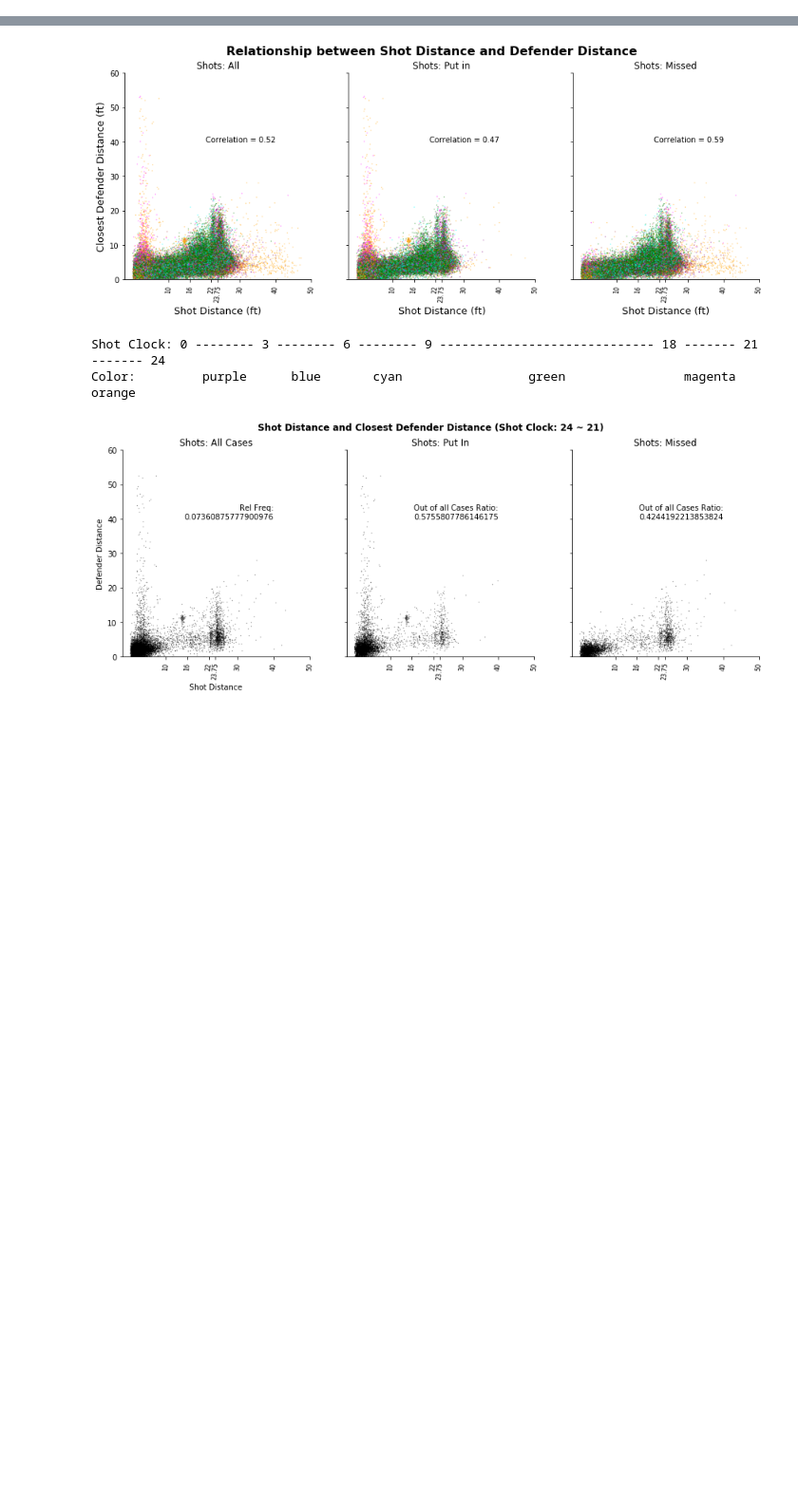
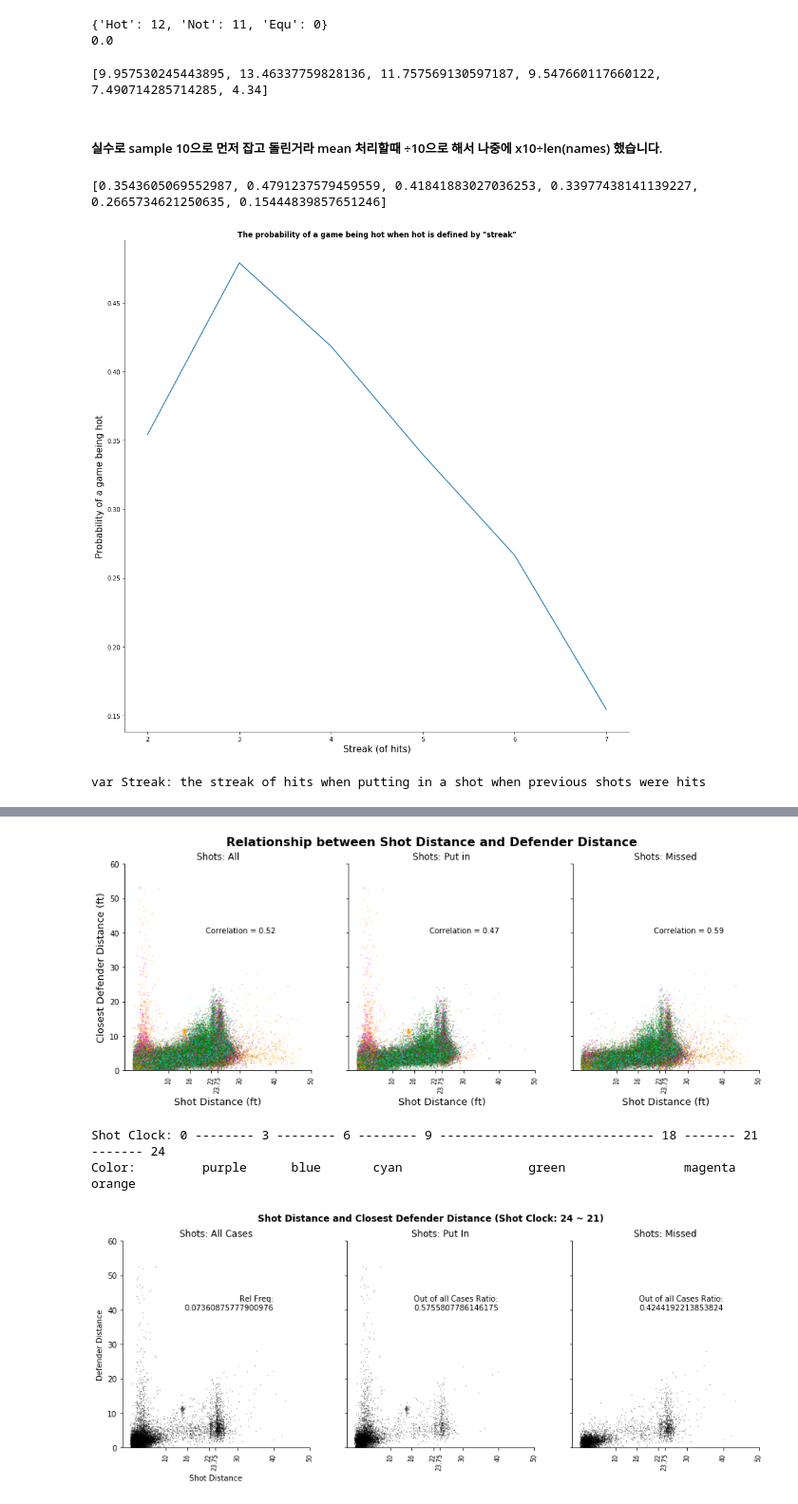
Before and after one commit to joeychun/NBA_shooting, a Jupyter notebook: NBA_shooting.ipynb, the cells around one changed output, grey strips where cells are left out. Shown at 95% size. Saved outputs shown, nothing was run; the diff lists cells and outputs as text; code cells hidden in the pictures; blank space fills up the shorter version.

Commit message:
Commenting, Visualization

```diff
--- a/NBA_shooting.ipynb
+++ b/NBA_shooting.ipynb
@@ -551,0 +83,3 @@ ax[1]= newdf2.plot(kind='bar')
+# %%
+# All of the names from DataFrame
+names = list(dict.fromkeys(combo["player_name"].tolist()))
@@ -551,0 +249,75 @@ ax[1]= newdf2.plot(kind='bar')
+# %%
+# Checks how many games were hot, not, or in the middle by one player
+def hot_games_count(name,streak=2):
+    count = {'Hot':0,'Not':0,'Equ':0}
+    # Checking if the games by the player were hot, not, or in the middle
+    for iter in shot_hit_per_game(name,streak):
+        if iter[0]==0 and iter[1]==0:
+            continue
+        if iter[0] > iter[1]:
+            count['Hot'] += 1
+        elif iter[0]==iter[1]:
+            count['Equ'] += 1
+        else:
+            count['Not'] += 1
+
+    return count
+
+print(hot_games_count(name,4))
+
+# Calculates the probability of one player to be hot in a game using the function above
+def hot_games_quantified(name,streak=2):
+    newdict = hot_games_count(name,streak)
+
+    total = newdict['Hot']+newdict['Not']+newdict['Equ']
+    if total == 0: # divide by 0 exceptional case is returned as None.
+        return None
+    return newdict['Hot'] / total
+
+print(hot_games_quantified(name,1))
+# %% [output]
+{'Hot': 12, 'Not': 11, 'Equ': 0}
+0.0
+# %%
+conditional_dict = {2:0,3:0,4:0,5:0,6:0,7:0} # Conditional probability data is iterated in dictionary,
+conditional_list = [] # Then moved into a list
+
+for iter_name in names:
+    for x in range(2,8):
+        quantified = hot_games_quantified(iter_name,x)
+        if quantified != None: # Checks if not exceptional divied by 0 case
+            conditional_dict[x] += quantified
+
+for x in range(2,8):
+    conditional_list.append(conditional_dict[x]/10)
+
+df1 = pd.DataFrame({'Conditional Prob':conditional_list})
+print(conditional_list)
+# %% [output]
+[9.957530245443895, 13.46337759828136, 11.757569130597187, 9.547660117660122, 7.490714285714285, 4.34]
+# %% [markdown]
+##### 실수로 sample 10으로 먼저 잡고  돌린거라 mean 처리할때 ÷10으로 해서 나중에 x10÷len(names) 했습니다.
+# %%
+# List data changed into df form
+df1 = pd.DataFrame({'Conditional Prob':conditional_list})
+print(conditional_list)
+# %% [output]
+[0.3543605069552987, 0.4791237579459559, 0.41841883027036253, 0.33977438141139227, 0.2665734621250635, 0.15444839857651246]
+# %%
+# Changing the index into the x-axis values
+df1.index = pd.core.indexes.range.RangeIndex(start=2,stop=8,step=1)
+# %%
+fig, ax = plt.subplots(1,1,figsize=(15,15))
+
+
+plt.plot(df1)
+plt.xlabel('Streak (of hits)', fontsize=15)
+plt.ylabel('Probability of a game being hot', fontsize=15)
+plt.title('The probability of a game being hot when hot is defined by "streak"',fontweight='bold')
+
+
+plt.show()
+print('var Streak: the streak of hits when putting in a shot when previous shots were hits')
+# %% [output]
+[figure, added]
+var Streak: the streak of hits when putting in a shot when previous shots were hits
```
Also changed, not shown: parts of 38 cells of this notebook.
